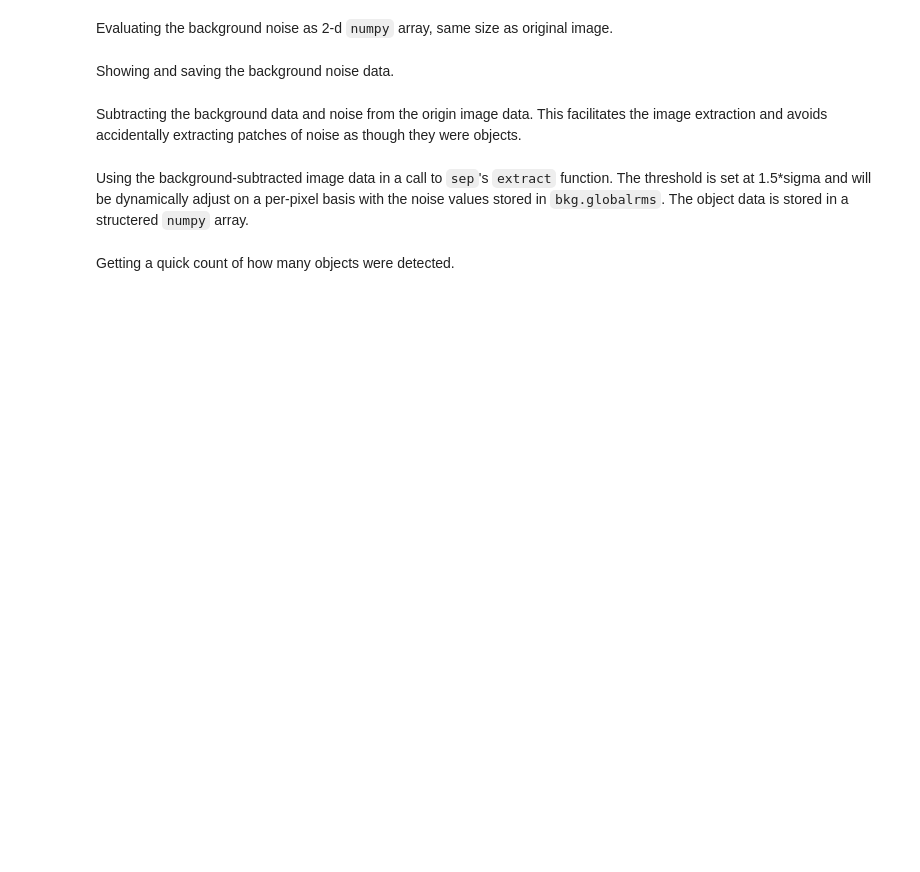
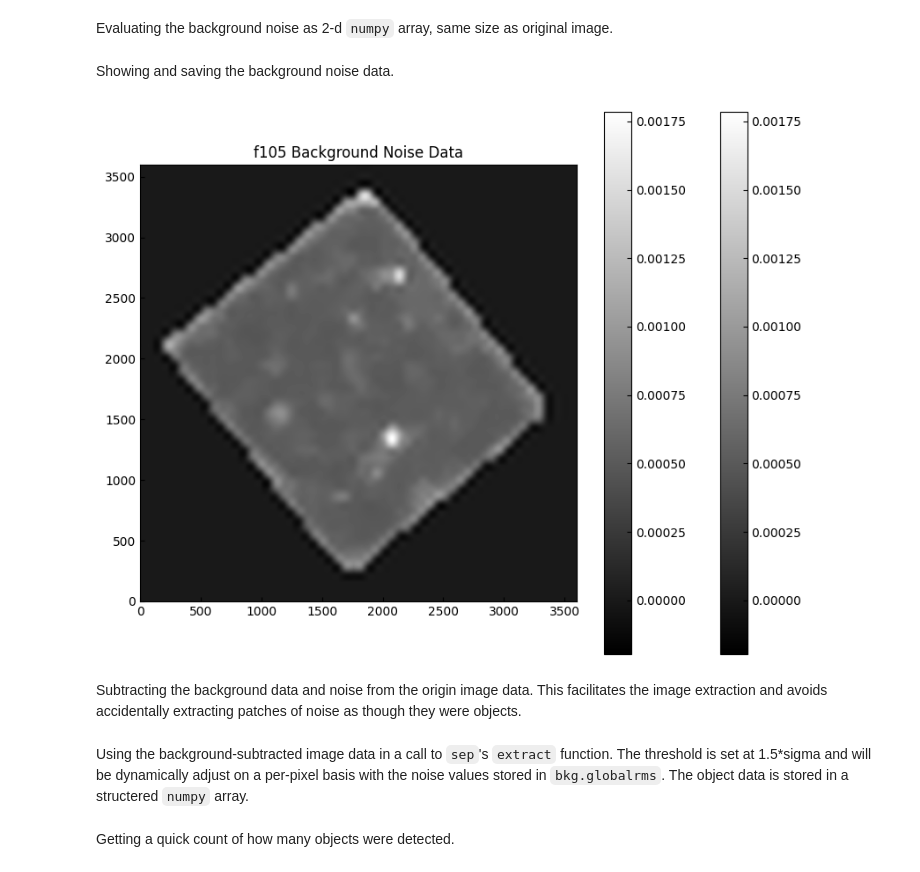
Before and after one commit to ZacharyJamesAdams/ASTR-19, a Jupyter notebook: FinalProject/final.ipynb, the cells around one changed output. Cells and saved outputs as stored; diff of their text form; code cells hidden in the pictures; blank space fills up the shorter version.

```diff
--- a/FinalProject/final.ipynb
+++ b/FinalProject/final.ipynb
@@ -37,9 +51,12 @@ bkg_rms = bkg.rms()
 Showing and saving the background noise data.
 # %%
 plt.imshow(bkg_rms, interpolation='nearest', cmap='gray', origin='lower')
+plt.title(f'{data_name} Background Noise Data')
 plt.colorbar()
 _ = plt.colorbar()
-plt.savefig('final_3_noise.png',bbox_inches='tight',dpi = 600)
+plt.savefig('Final_{}_noise.png'.format(data_name),bbox_inches='tight',dpi = 600)
+# %% [output]
+[figure, added]
 # %% [markdown]
 Subtracting the background data and noise from the origin image data. This facilitates the image extraction and avoids    accidentally extracting patches of noise as though they were objects.
 # %%
```
Also changed, not shown: parts of 21 cells of this notebook.
